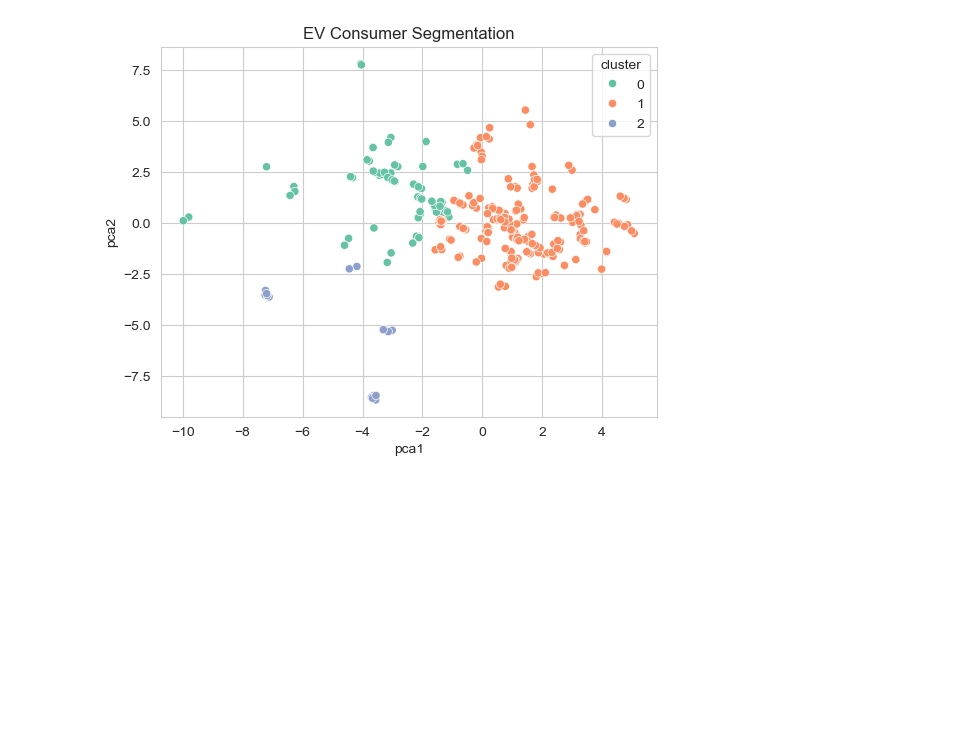
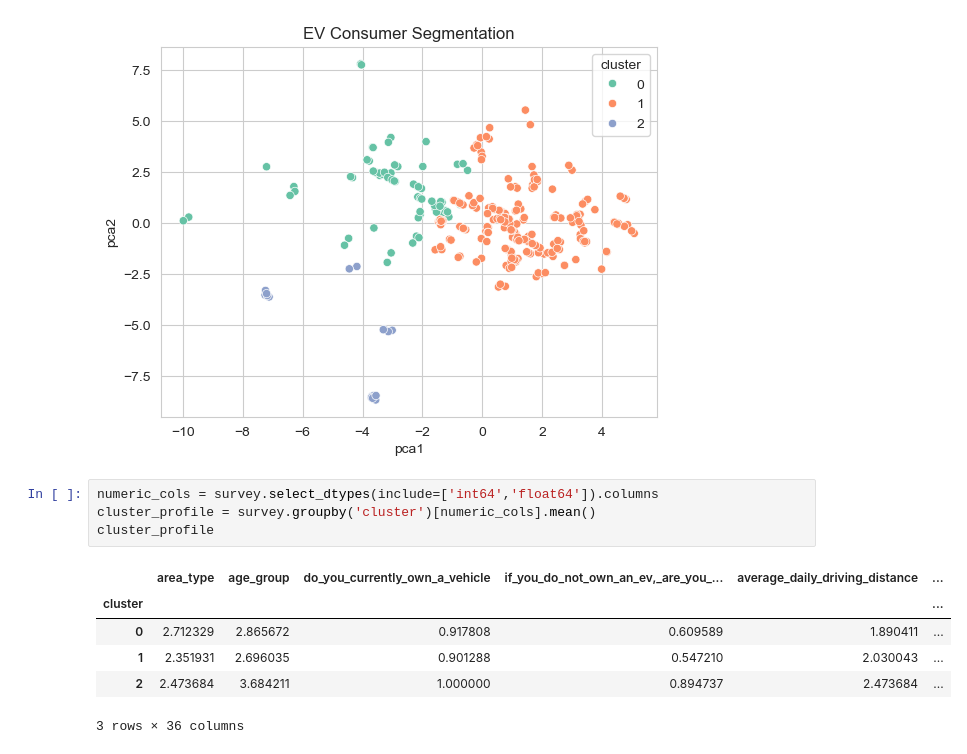
Before and after one commit to AnanthaRam-GS/eVehicle-adoption-analytics, a Jupyter notebook: notebooks/consumer_segmentation.ipynb, the cells around one changed output. Saved outputs shown, nothing was run; the diff lists cells and outputs as text; blank space fills up the shorter version.

Commit message:
feat: added executed output displaying cluster profile statistics

```diff
--- a/notebooks/consumer_segmentation.ipynb
+++ b/notebooks/consumer_segmentation.ipynb
@@ -108,3 +108,14 @@ plt.title("EV Consumer Segmentation")
 plt.show()
 # %% [output]
 [figure]
+# %%
+numeric_cols = survey.select_dtypes(include=['int64','float64']).columns
+cluster_profile = survey.groupby('cluster')[numeric_cols].mean()
+cluster_profile
+# %% [output]
+|  | area_type | age_group | do_you_currently_own_a_vehicle | if_you_do_not_own_an_ev,_are_you_... | average_daily_driving_distance | ... |
+| cluster |  |  |  |  |  | ... |
+| 0 | 2.712329 | 2.865672 | 0.917808 | 0.609589 | 1.890411 | ... |
+| 1 | 2.351931 | 2.696035 | 0.901288 | 0.547210 | 2.030043 | ... |
+| 2 | 2.473684 | 3.684211 | 1.000000 | 0.894737 | 2.473684 | ... |
+3 rows × 36 columns
```
